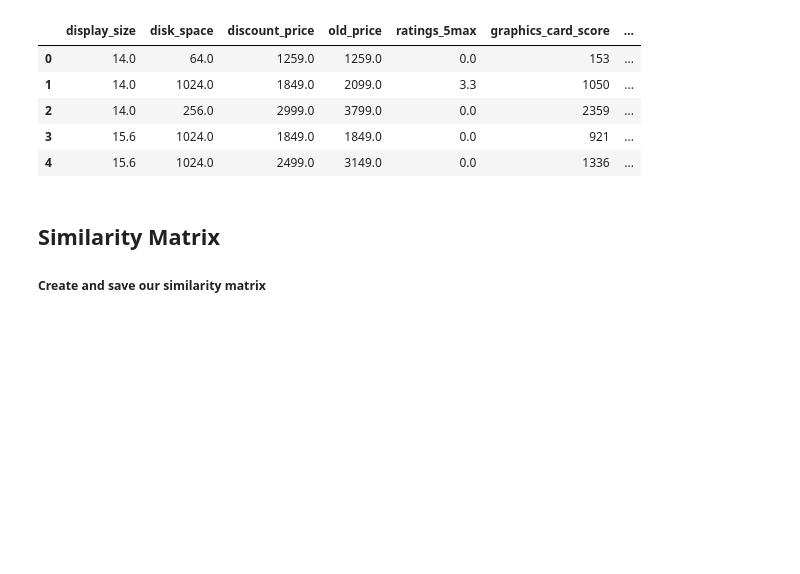
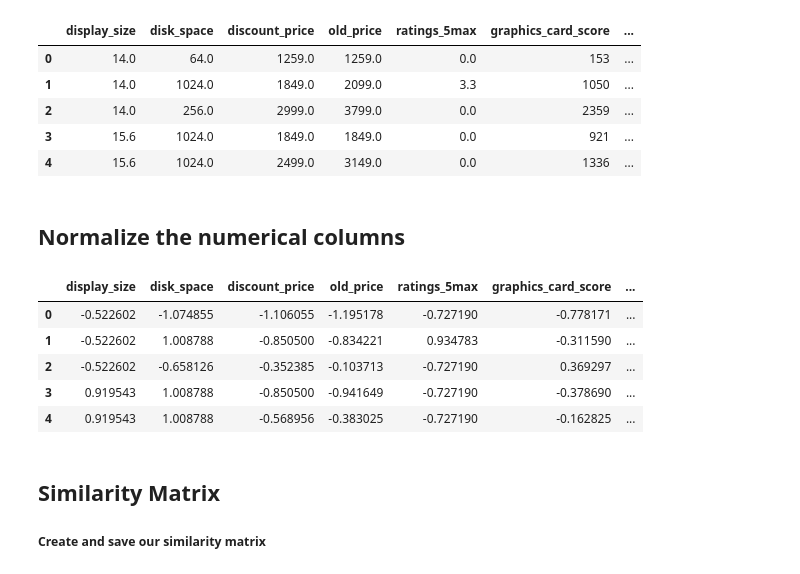
Before and after one commit to CtrlMj/Recommendation, a Jupyter notebook: Untitled.ipynb, the cells around one changed output. Drawn from its saved outputs; the diff is of its cells as text; code cells hidden in the pictures; blank space fills up the shorter version.

```diff
--- a/Untitled.ipynb
+++ b/Untitled.ipynb
@@ -270,6 +270,19 @@ df2.head()
 | 2 | 14.0 | 256.0 | 2999.0 | 3799.0 | 0.0 | 2359 | ... |
 | 3 | 15.6 | 1024.0 | 1849.0 | 1849.0 | 0.0 | 921 | ... |
 | 4 | 15.6 | 1024.0 | 2499.0 | 3149.0 | 0.0 | 1336 | ... |
+# %% [markdown]
+## Normalize the numerical columns
+# %%
+cols = ['display_size', 'disk_space', 'discount_price', 'old_price', 'ratings_5max', 'graphics_card_score', 'processor_score']
+df2[cols] = (df2[cols] - df2[cols].mean()) / df2[cols].std()
+df2.head()
+# %% [output]
+|  | display_size | disk_space | discount_price | old_price | ratings_5max | graphics_card_score | ... |
+| 0 | -0.522602 | -1.074855 | -1.106055 | -1.195178 | -0.727190 | -0.778171 | ... |
+| 1 | -0.522602 | 1.008788 | -0.850500 | -0.834221 | 0.934783 | -0.311590 | ... |
+| 2 | -0.522602 | -0.658126 | -0.352385 | -0.103713 | -0.727190 | 0.369297 | ... |
+| 3 | 0.919543 | 1.008788 | -0.850500 | -0.941649 | -0.727190 | -0.378690 | ... |
+| 4 | 0.919543 | 1.008788 | -0.568956 | -0.383025 | -0.727190 | -0.162825 | ... |
 # %% [markdown]
 ## Similarity Matrix
 ##### Create and save our similarity matrix
```
Also changed, not shown: parts of 3 cells of this notebook, 1 other file.
